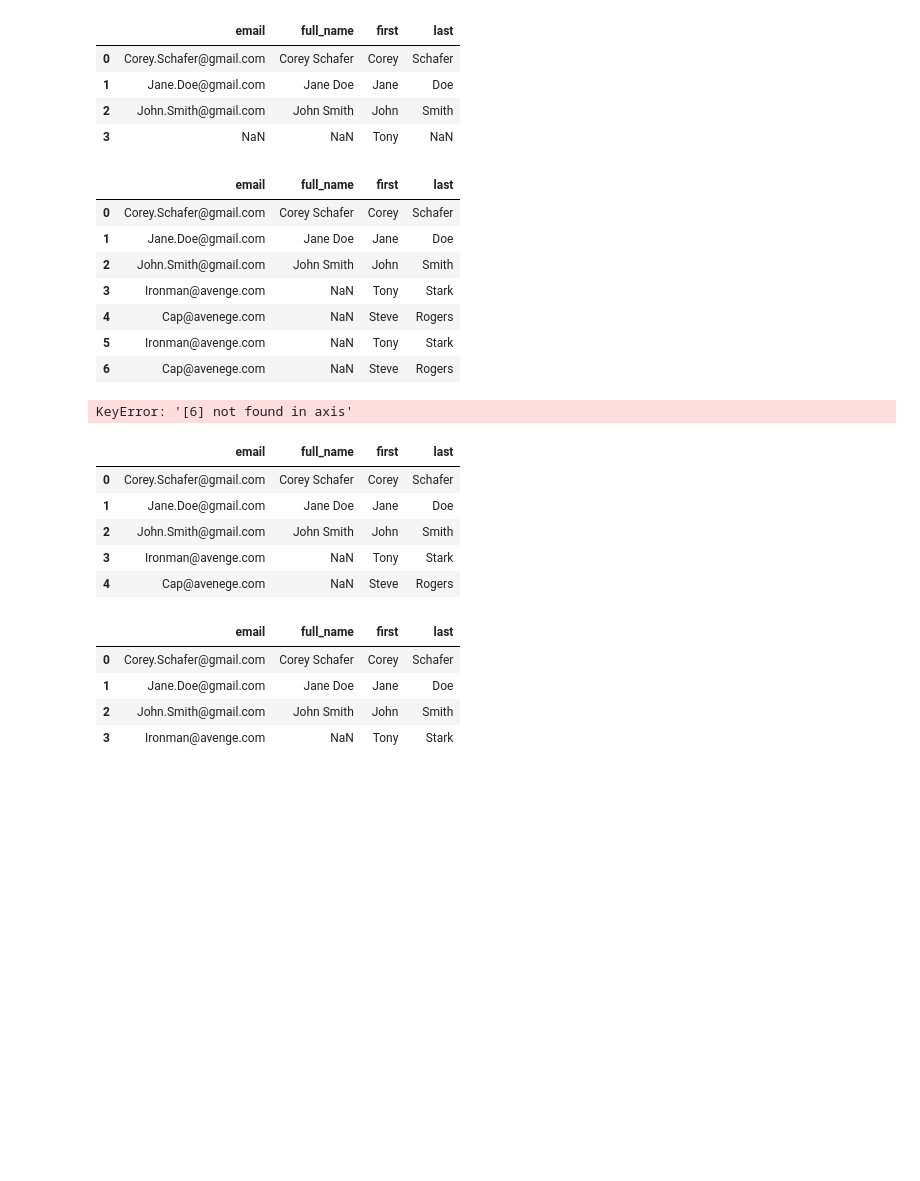
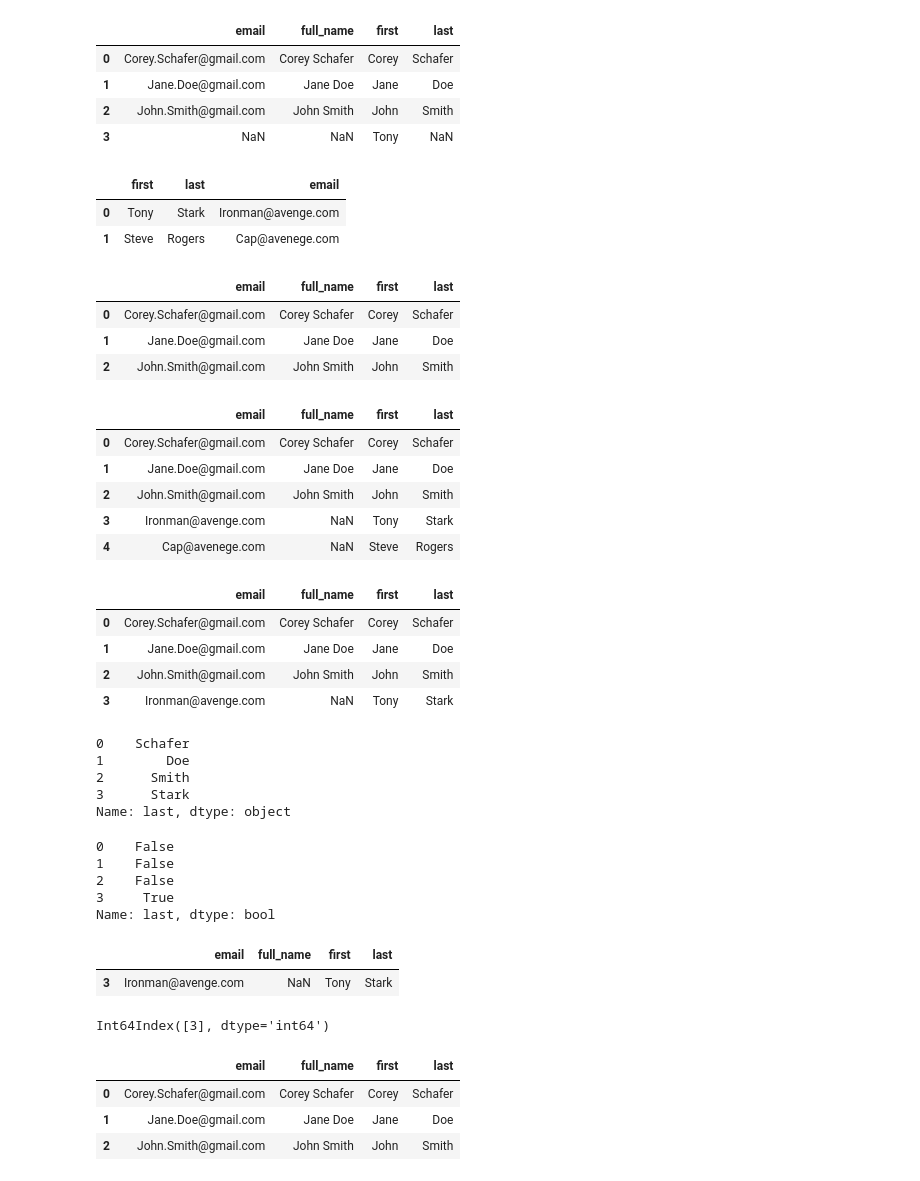
Before and after one commit to samneetthakur/Pandas, a Jupyter notebook: Lession6_Pandas_Update_Rows_Cols_Next.ipynb, the cells around one changed output. Saved outputs shown, nothing was run; the diff lists cells and outputs as text; code cells hidden in the pictures; blank space fills up the shorter version.

```diff
--- a/Lession6_Pandas_Update_Rows_Col.ipynb
+++ b/Lession6_Pandas_Update_Rows_Cols_Next.ipynb
@@ -1,9 +1,14 @@
 # %%
 import pandas as pd
-df = pd.read_csv('./Data_2019/survey_results_public.csv')
-schema_df = pd.read_csv('./Data_2019/survey_results_schema.csv')
+inpFilePath ='/Users/sam/git/Pandas_Data/Input/Data_2019/'
+
+inpFilePath='/Users/sam/git/Pandas_Data/Input/Data_2019/'
+
+df = pd.read_csv(inpFilePath + 'survey_results_public.csv')
+schema_df = pd.read_csv(inpFilePath + 'survey_results_schema.csv')
 pd.set_option('display.max_columns', 85) #to display all columns in the dataframe
 pd.set_option('display.max_rows', 85)   #to see all rows in the dataframe of schema
+pd.set_option('display.width', 1000)    #to set the width of the display to 1000 characters
 # %%
 people = {
     "first": ["Corey", "Jane", "John"],
@@ -84,10 +111,22 @@ df1.append({'first':'Tony'},ignore_index=True)
 # %%
 people = {
     "first": ["Tony", "Steve"],
     "last": ["Stark", "Rogers"],
     "email": ["Ironman@avenge.com", "Cap@avenege.com"]
 }
-df2 = pd.DataFrame(people)
+df2 = pd.DataFrame(people) #will read dictionary and create a dataframe
+df2
+# %% [output]
+|  | first | last | email |
+| 0 | Tony | Stark | Ironman@avenge.com |
+| 1 | Steve | Rogers | Cap@avenege.com |
+# %%
+df1
+# %% [output]
+|  | email | full_name | first | last |
+| 0 | Corey.Schafer@gmail.com | Corey Schafer | Corey | Schafer |
+| 1 | Jane.Doe@gmail.com | Jane Doe | Jane | Doe |
+| 2 | John.Smith@gmail.com | John Smith | John | Smith |
 # %%
 df1 = df1.append(df2,ignore_index=True)
 df1
@@ -98,15 +137,8 @@ df1
 | 2 | John.Smith@gmail.com | John Smith | John | Smith |
 | 3 | Ironman@avenge.com | NaN | Tony | Stark |
 | 4 | Cap@avenege.com | NaN | Steve | Rogers |
-| 5 | Ironman@avenge.com | NaN | Tony | Stark |
-| 6 | Cap@avenege.com | NaN | Steve | Rogers |
-# %%
-df1.drop(index =6,inplace=True)
-df1
-# %% [output]
-KeyError: '[6] not found in axis'
 # %%
-df1.drop(index =5,inplace=True)
+df1.drop(index =4,inplace=True)
 df1
 # %% [output]
 |  | email | full_name | first | last |
@@ -114,16 +146,38 @@ df1
 | 1 | Jane.Doe@gmail.com | Jane Doe | Jane | Doe |
 | 2 | John.Smith@gmail.com | John Smith | John | Smith |
 | 3 | Ironman@avenge.com | NaN | Tony | Stark |
-| 4 | Cap@avenege.com | NaN | Steve | Rogers |
+# %%
+df1['last']
+# %% [output]
+0    Schafer
+1        Doe
+2      Smith
+3      Stark
+Name: last, dtype: object
+# %%
+df1['last'] == 'Stark'
+# %% [output]
+0    False
+1    False
+2    False
+3     True
+Name: last, dtype: bool
 # %%
-filt = df1['last'] == 'Rogers'
+filt = df1['last'] == 'Stark'
 df1[filt]
-df1 = df1.drop(index=df1[filt].index)
+# %% [output]
+|  | email | full_name | first | last |
+| 3 | Ironman@avenge.com | NaN | Tony | Stark |
+# %%
+
+df1[filt].index
+# %% [output]
+Int64Index([3], dtype='int64')
 # %%
+df1 = df1.drop(index=df1[filt].index)
 df1
 # %% [output]
 |  | email | full_name | first | last |
 | 0 | Corey.Schafer@gmail.com | Corey Schafer | Corey | Schafer |
 | 1 | Jane.Doe@gmail.com | Jane Doe | Jane | Doe |
 | 2 | John.Smith@gmail.com | John Smith | John | Smith |
-| 3 | Ironman@avenge.com | NaN | Tony | Stark |
```
Also changed, not shown: parts of 9 cells of this notebook, 3 other files.
